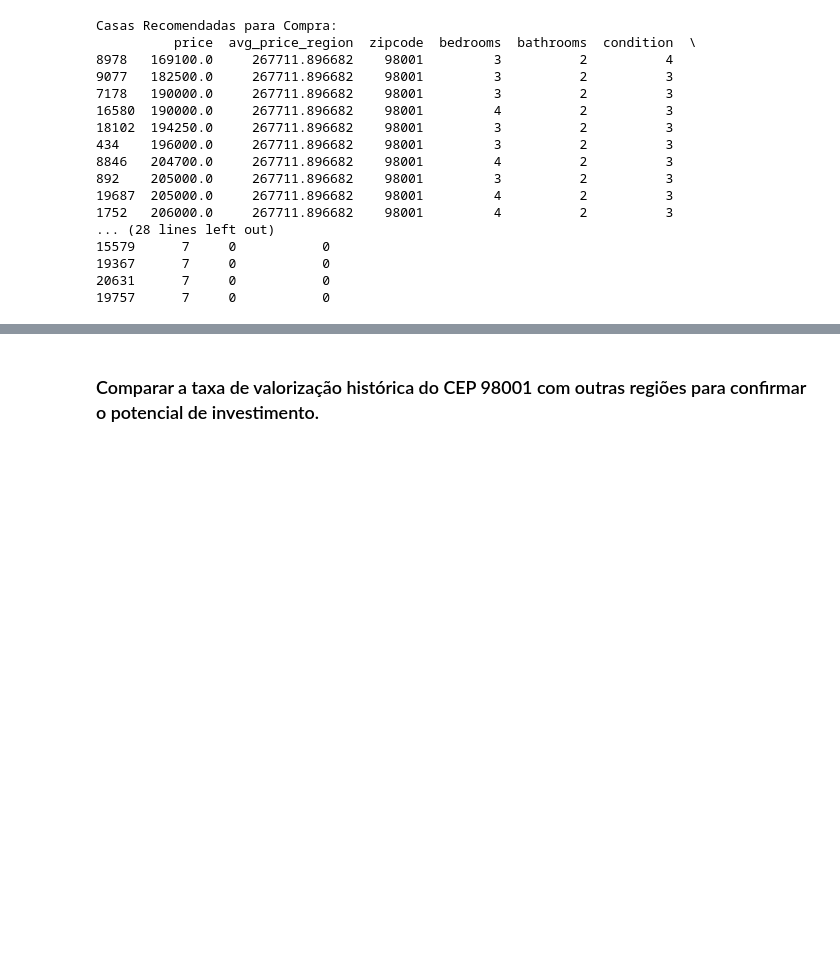
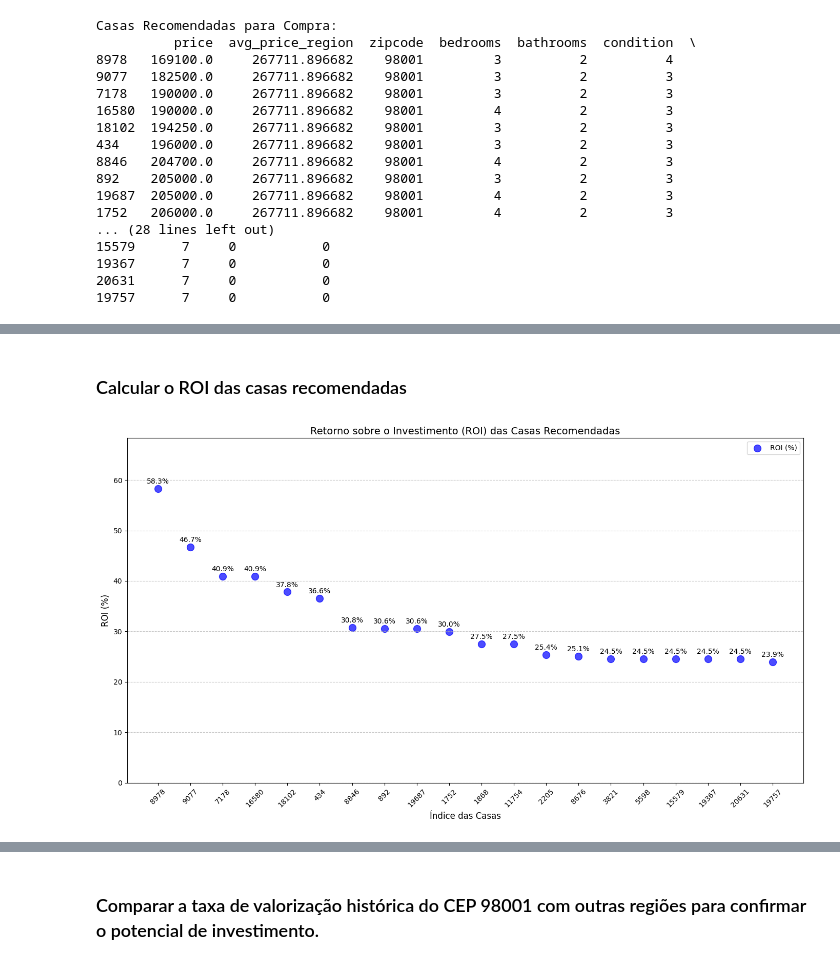
Before and after one commit to Bruxteclas/Desafio-House-Rocket-Company, a Jupyter notebook: Perguntas de Negócios.ipynb, the cells around one changed output, grey strips where cells are left out. Drawn from its saved outputs; the diff is of its cells as text; code cells hidden in the pictures; blank space fills up the shorter version.

```diff
--- a/Perguntas de Negócios.ipynb
+++ b/Perguntas de Negócios.ipynb
@@ -170,0 +111,52 @@ Casas Recomendadas para Compra:
+# %% [markdown]
+### Calcular o ROI das casas recomendadas
+# %%
+# Filtrar apenas os índices desejados e criar uma cópia explícita
+indices_desejados = [
+    8978, 9077, 7178, 16580, 18102, 434, 8846, 892,
+    19687, 1752, 1868, 11754, 2205, 8676, 3821, 5598,
+    15579, 19367, 20631, 19757
+]
+
+# Criar uma cópia do DataFrame filtrado
+final_selection_filtered = final_selection.loc[indices_desejados].copy()
+
+# Calcular o ROI
+final_selection = final_selection.copy()
+final_selection['ROI (%)'] = ((final_selection['avg_price_region'] - final_selection['price']) / final_selection['price']) * 100
+# %%
+# Criar o gráfico ajustado
+plt.figure(figsize=(14, 8))
+
+# Plotar os pontos de ROI
+plt.scatter(
+    range(len(final_selection_filtered.index)),  # Sequência para o eixo X
+    final_selection_filtered['ROI (%)'],
+    color='blue', s=100, alpha=0.7, label='ROI (%)'
+)
+
+# Adicionar rótulos para cada ponto
+for i, roi in enumerate(final_selection_filtered['ROI (%)']):
+    plt.text(
+        x=i,
+        y=roi + 1,  # Posição acima do ponto
+        s=f"{roi:.1f}%",
+        ha='center', fontsize=10
+    )
+
+# Ajustar os limites do eixo Y
+plt.ylim(0, max(final_selection_filtered['ROI (%)']) + 10)
+
+# Customização do gráfico
+plt.xlabel('Índice das Casas', fontsize=12)
+plt.ylabel('ROI (%)', fontsize=12)
+plt.title('Retorno sobre o Investimento (ROI) das Casas Recomendadas', fontsize=14)
+plt.xticks(range(len(final_selection_filtered.index)), labels=final_selection_filtered.index, rotation=45, fontsize=10)
+plt.grid(axis='y', linestyle='--', alpha=0.7)
+plt.legend()
+plt.tight_layout()
+
+# Mostrar o gráfico
+plt.show()
+# %% [output]
+[figure, added]
```
Also changed, not shown: parts of 8 cells of this notebook, 2 other files.
